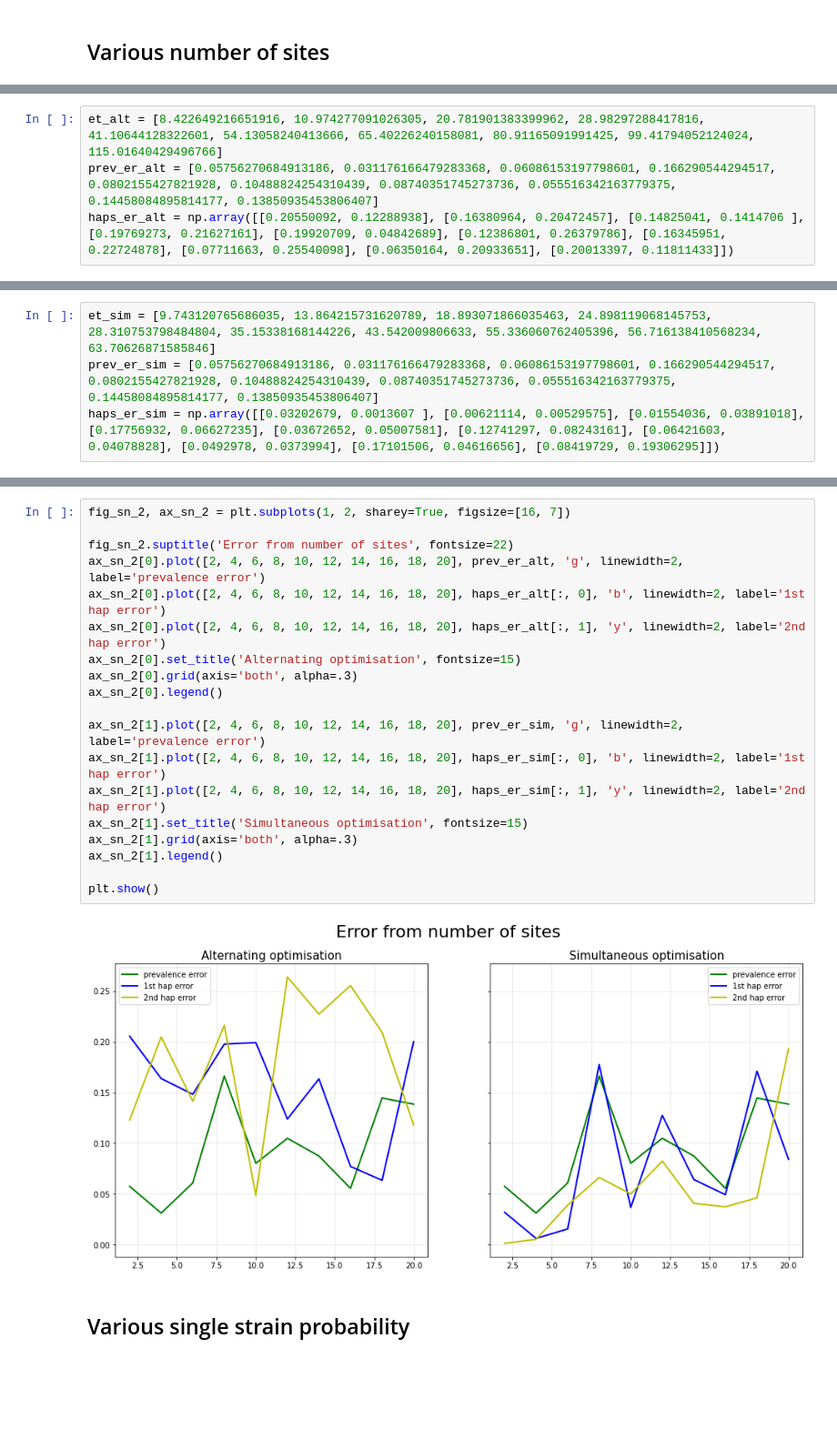
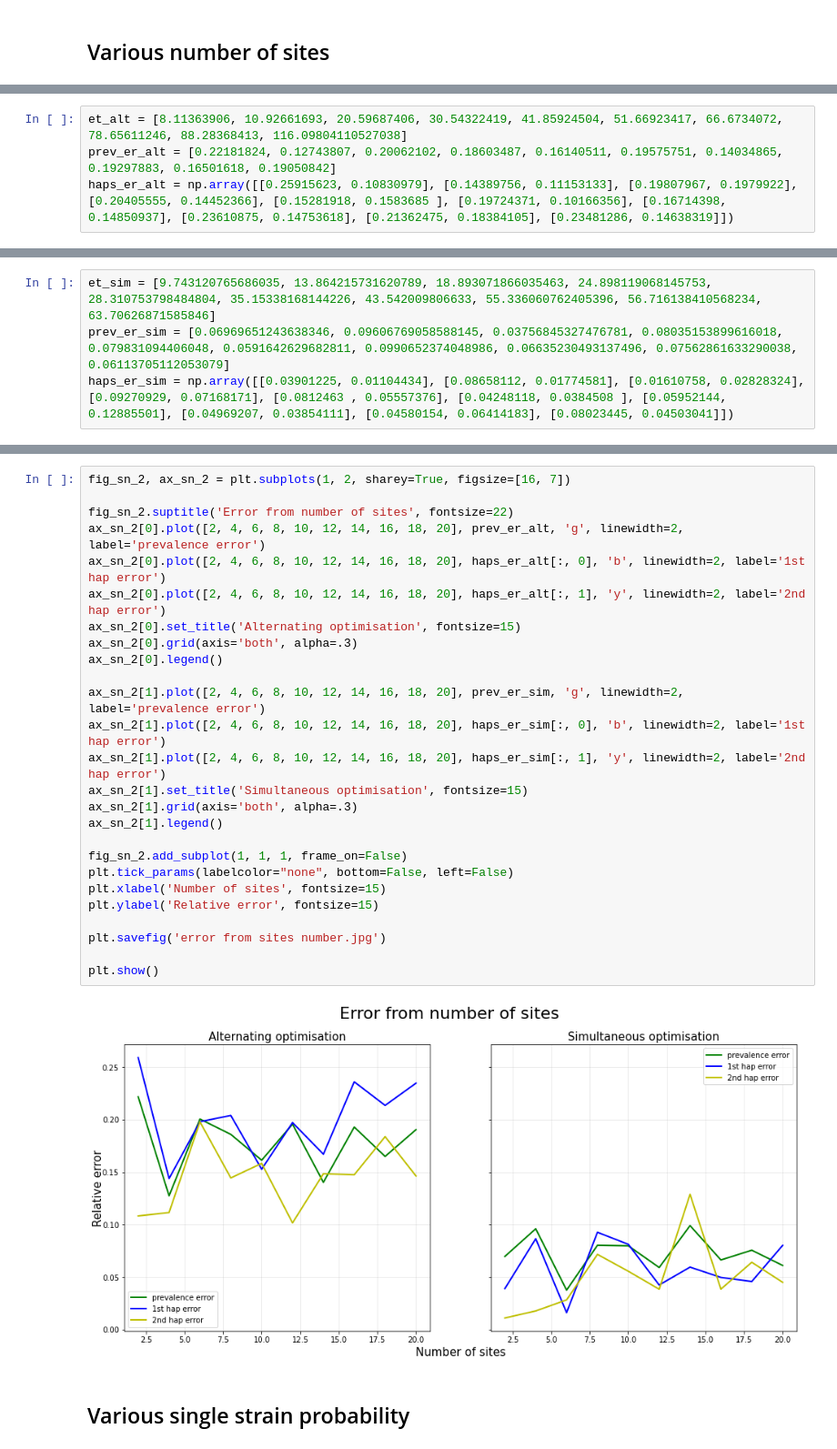
Before and after one commit to AndrewDiv/PMfMIVV, a Jupyter notebook: DiplomaUpd.ipynb, the cells around one changed output, grey strips where cells are left out. Shown at 91% size. Cells and saved outputs as stored; diff of their text form; blank space fills up the shorter version.

```diff
--- a/DiplomaUpd.ipynb
+++ b/DiplomaUpd.ipynb
@@ -545,9 +560,9 @@ print("Runtime:", e_time)
 print("Eval prev error:", p_acc)
 print("Eval haps error:", h_acс)
 # %%
-et_alt = [8.422649216651916, 10.974277091026305, 20.781901383399962, 28.98297288417816, 41.10644128322601, 54.13058240413666, 65.40226240158081, 80.91165091991425, 99.41794052124024, 115.01640429496766]
-prev_er_alt = [0.05756270684913186, 0.031176166479283368, 0.06086153197798601, 0.166290544294517, 0.0802155427821928, 0.10488824254310439, 0.08740351745273736, 0.055516342163779375, 0.14458084895814177, 0.13850935453806407]
-haps_er_alt = np.array([[0.20550092, 0.12288938], [0.16380964, 0.20472457], [0.14825041, 0.1414706 ], [0.19769273, 0.21627161], [0.19920709, 0.04842689], [0.12386801, 0.26379786], [0.16345951, 0.22724878], [0.07711663, 0.25540098], [0.06350164, 0.20933651], [0.20013397, 0.11811433]])
+et_alt = [8.11363906, 10.92661693, 20.59687406, 30.54322419, 41.85924504, 51.66923417, 66.6734072, 78.65611246, 88.28368413, 116.09804110527038]
+prev_er_alt = [0.22181824, 0.12743807, 0.20062102, 0.18603487, 0.16140511, 0.19575751, 0.14034865, 0.19297883, 0.16501618, 0.19050842]
+haps_er_alt = np.array([[0.25915623, 0.10830979], [0.14389756, 0.11153133], [0.19807967, 0.1979922], [0.20405555, 0.14452366], [0.15281918, 0.1583685 ], [0.19724371, 0.10166356], [0.16714398, 0.14850937], [0.23610875, 0.14753618], [0.21362475, 0.18384105], [0.23481286, 0.14638319]])
 # %%
 e_time_sim = []
 p_acc_sim = []
@@ -577,8 +592,8 @@ print("Eval prev error:", p_acc_sim)
 print("Eval haps error:", h_acс_sim)
 # %%
 et_sim = [9.743120765686035, 13.864215731620789, 18.893071866035463, 24.898119068145753, 28.310753798484804, 35.15338168144226, 43.542009806633, 55.336060762405396, 56.716138410568234, 63.70626871585846]
-prev_er_sim = [0.05756270684913186, 0.031176166479283368, 0.06086153197798601, 0.166290544294517, 0.0802155427821928, 0.10488824254310439, 0.08740351745273736, 0.055516342163779375, 0.14458084895814177, 0.13850935453806407]
-haps_er_sim = np.array([[0.03202679, 0.0013607 ], [0.00621114, 0.00529575], [0.01554036, 0.03891018], [0.17756932, 0.06627235], [0.03672652, 0.05007581], [0.12741297, 0.08243161], [0.06421603, 0.04078828], [0.0492978, 0.0373994], [0.17101506, 0.04616656], [0.08419729, 0.19306295]])
+prev_er_sim = [0.06969651243638346, 0.09606769058588145, 0.03756845327476781, 0.08035153899616018, 0.079831094406048, 0.0591642629682811, 0.0990652374048986, 0.06635230493137496, 0.07562861633290038, 0.06113705112053079]
+haps_er_sim = np.array([[0.03901225, 0.01104434], [0.08658112, 0.01774581], [0.01610758, 0.02828324], [0.09270929, 0.07168171], [0.0812463 , 0.05557376], [0.04248118, 0.0384508 ], [0.05952144, 0.12885501], [0.04969207, 0.03854111], [0.04580154, 0.06414183], [0.08023445, 0.04503041]])
 # %%
 fig_sn_1, ax_sn_1 = plt.subplots(1, 2, sharey=True, figsize=[16, 7])
 
@@ -597,24 +619,31 @@ plt.show()
 # %%
 fig_sn_2, ax_sn_2 = plt.subplots(1, 2, sharey=True, figsize=[16, 7])
 
 fig_sn_2.suptitle('Error from number of sites', fontsize=22)
 ax_sn_2[0].plot([2, 4, 6, 8, 10, 12, 14, 16, 18, 20], prev_er_alt, 'g', linewidth=2, label='prevalence error')
 ax_sn_2[0].plot([2, 4, 6, 8, 10, 12, 14, 16, 18, 20], haps_er_alt[:, 0], 'b', linewidth=2, label='1st hap error')
 ax_sn_2[0].plot([2, 4, 6, 8, 10, 12, 14, 16, 18, 20], haps_er_alt[:, 1], 'y', linewidth=2, label='2nd hap error')
 ax_sn_2[0].set_title('Alternating optimisation', fontsize=15)
 ax_sn_2[0].grid(axis='both', alpha=.3)
 ax_sn_2[0].legend()
 
 ax_sn_2[1].plot([2, 4, 6, 8, 10, 12, 14, 16, 18, 20], prev_er_sim, 'g', linewidth=2, label='prevalence error')
 ax_sn_2[1].plot([2, 4, 6, 8, 10, 12, 14, 16, 18, 20], haps_er_sim[:, 0], 'b', linewidth=2, label='1st hap error')
 ax_sn_2[1].plot([2, 4, 6, 8, 10, 12, 14, 16, 18, 20], haps_er_sim[:, 1], 'y', linewidth=2, label='2nd hap error')
 ax_sn_2[1].set_title('Simultaneous optimisation', fontsize=15)
 ax_sn_2[1].grid(axis='both', alpha=.3)
 ax_sn_2[1].legend()
 
+fig_sn_2.add_subplot(1, 1, 1, frame_on=False)
+plt.tick_params(labelcolor="none", bottom=False, left=False)
+plt.xlabel('Number of sites', fontsize=15)
+plt.ylabel('Relative error', fontsize=15)
+
+plt.savefig('error from sites number.jpg')
+
 plt.show()
 # %% [output]
-[figure, old version]
+[figure, new version]
 # %% [markdown]
 ## Various single strain probability
 # %%
```
Also changed, not shown: parts of 16 cells of this notebook.
